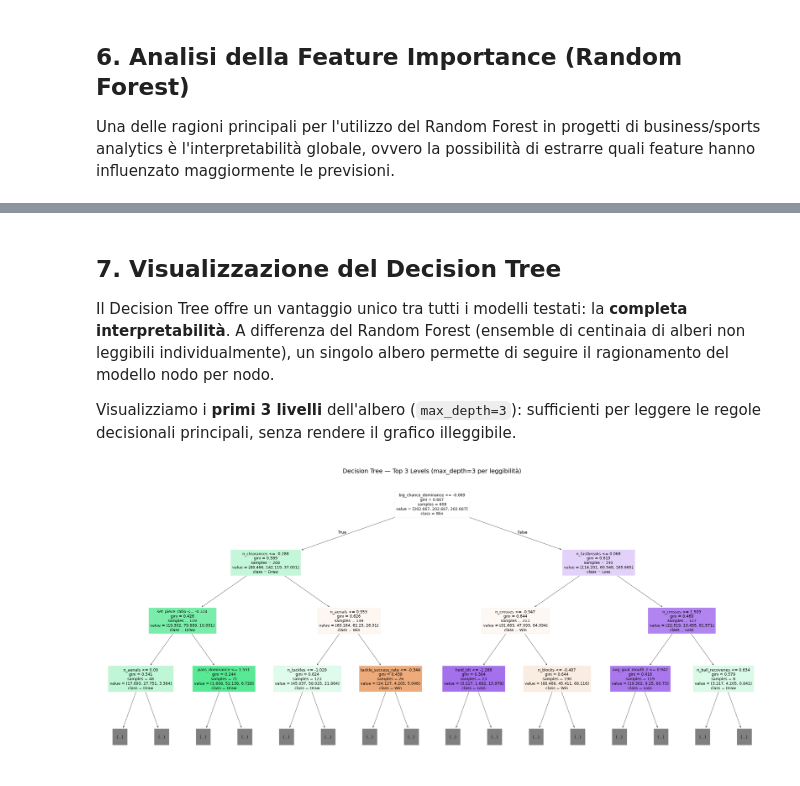
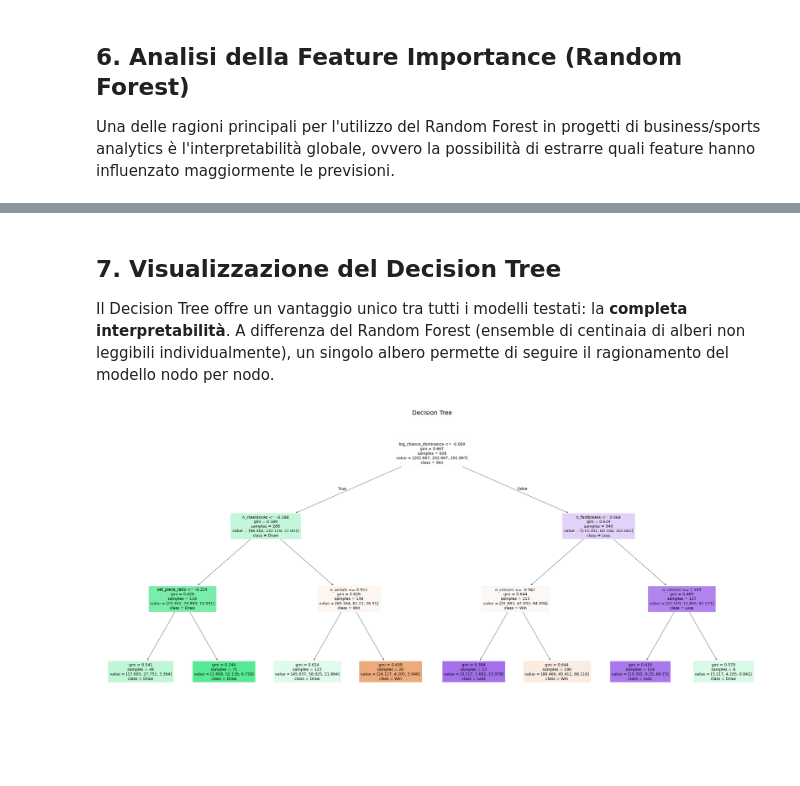
Before and after one commit to Frestka/Mining_Premier_League, a Jupyter notebook: notebooks/Machine_Learning_Modeling.ipynb, the cells around one changed output, grey strips where cells are left out. Drawn from its saved outputs; the diff is of its cells as text; code cells hidden in the pictures; blank space fills up the shorter version.

Commit message:
test modelli

```diff
--- a/notebooks/Machine_Learning_Modeling.ipynb
+++ b/notebooks/Machine_Learning_Modeling.ipynb
@@ -189,10 +189,11 @@ Per rispettare il **principio di parsimonia** (Rasoio di Ockham) ed evitare la *
 # - linear: verifica se la separazione lineare è sufficiente
 # - rbf:    verifica se servono confini non lineari (più espressivo)
 models = {
-    "Random Forest":       RandomForestClassifier(n_estimators=100, max_depth=5, class_weight='balanced', random_state=42, n_jobs=-1),
-    "SVM (linear)":        SVC(kernel='linear', class_weight='balanced', random_state=42),
+    "Random Forest":       RandomForestClassifier(n_estimators=100, max_depth=4,  min_samples_split=10, class_weight='balanced_subsample',
+    random_state=42, n_jobs=-1),
+    "SVM (linear)":        SVC(kernel='linear', C=2.0, class_weight='balanced', random_state=42),
     "SVM (RBF)":           SVC(kernel='rbf',    class_weight='balanced', random_state=42),
-    "Decision Tree":       DecisionTreeClassifier(max_depth=5, class_weight='balanced', random_state=42),
+    "Decision Tree":       DecisionTreeClassifier(max_depth=3, class_weight='balanced', random_state=42),
     "Gaussian Naive Bayes": GaussianNB()
 }
 
@@ -320,0 +401,13 @@ weighted avg       0.56      0.60      0.57       152
+# %%
+#Decision three
+from sklearn.metrics import f1_score
+from sklearn.tree import DecisionTreeClassifier
+
+print("Test profondità ottima Decision Tree:")
+for d in [3, 5, 7, 10]:
+    dt = DecisionTreeClassifier(max_depth=d, class_weight='balanced', random_state=42)
+    # Assumendo che qui l'albero non abbia bisogno dello scaler
+    dt.fit(X_train, y_train)
+    pred = dt.predict(X_test)
+    f1 = f1_score(y_test, pred, average='macro')
+    print(f"Profondità (max_depth) = {d}: Macro F1 = {f1:.4f}")
@@ -411,22 +510,19 @@ plt.show()
 ## 7. Visualizzazione del Decision Tree
 
 Il Decision Tree offre un vantaggio unico tra tutti i modelli testati: la **completa interpretabilità**. A differenza del Random Forest (ensemble di centinaia di alberi non leggibili individualmente), un singolo albero permette di seguire il ragionamento del modello nodo per nodo.
-
-Visualizziamo i **primi 3 livelli** dell'albero (`max_depth=3`): sufficienti per leggere le regole decisionali principali, senza rendere il grafico illeggibile.
 # %%
-# Visualizzazione del Decision Tree (top 3 livelli)
+# Visualizzazione del Decision Tree
 fig, ax = plt.subplots(figsize=(22, 10))
 sktree.plot_tree(
     models['Decision Tree'],
     feature_names=X_train.columns,
     class_names=['Win', 'Draw', 'Loss'],
     filled=True,
-    max_depth=3,
     ax=ax,
     fontsize=9
 )
-plt.title("Decision Tree — Top 3 Levels (max_depth=3 per leggibilità)", fontsize=14)
+plt.title("Decision Tree", fontsize=14)
 plt.tight_layout()
 plt.show()
 # %% [output]
-[figure, old version]
+[figure, new version]
```
Also changed, not shown: parts of 8 cells of this notebook.
